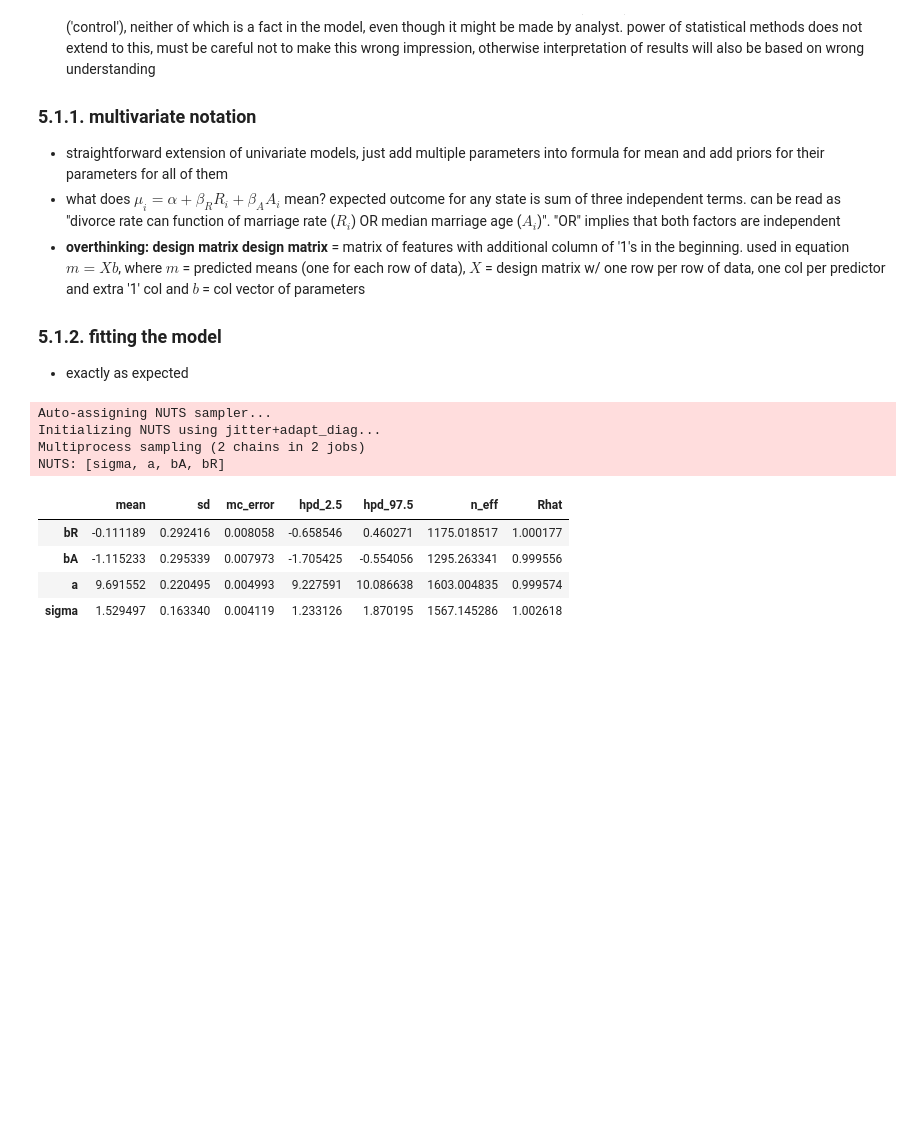
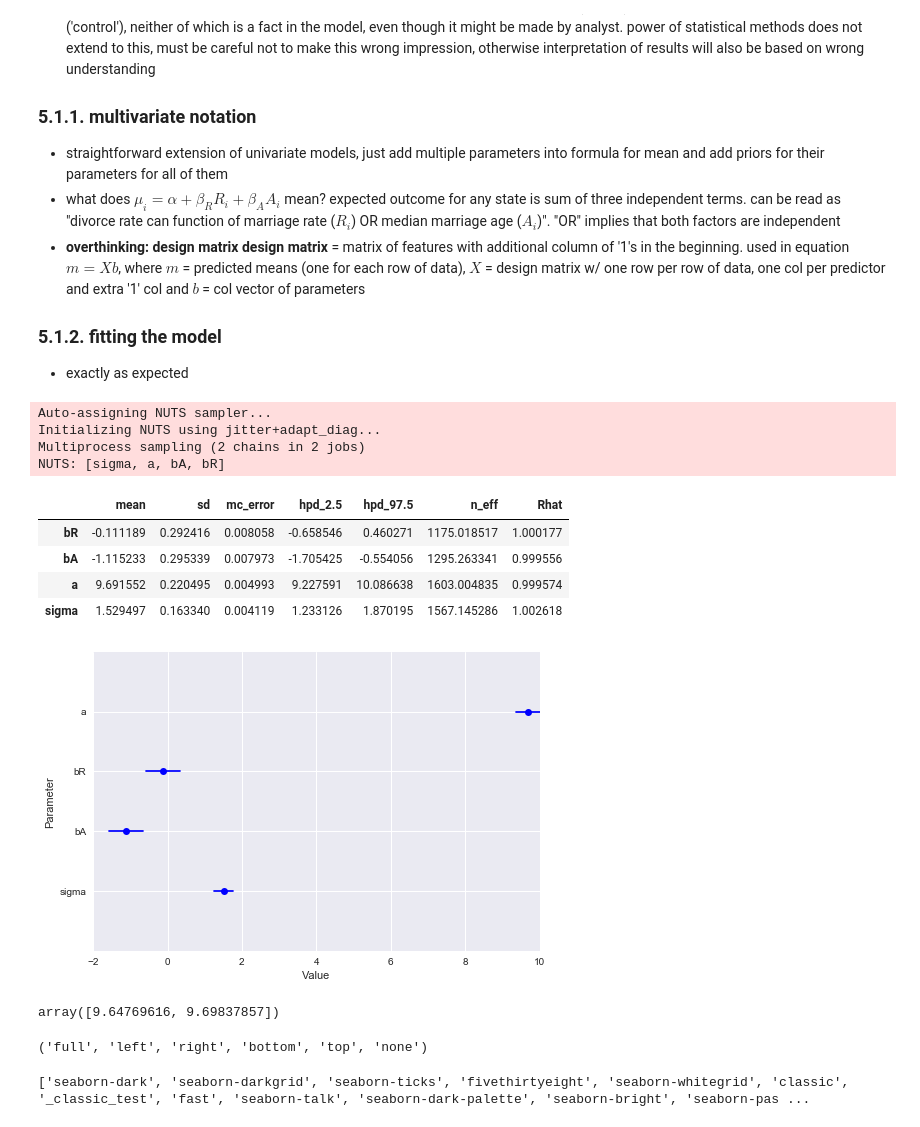
Before and after one commit to nwweber/statistical_rethinking, a Jupyter notebook: chapter_05_multivariate_linear_models.ipynb, the cells around one changed output. Cells and saved outputs as stored; diff of their text form; code cells hidden in the pictures; blank space fills up the shorter version.

Commit message:
working out how to reproduce the plots using matplotlib object-oriented interface

```diff
--- a/chapter_05_multivariate_linear_models.ipynb
+++ b/chapter_05_multivariate_linear_models.ipynb
@@ -138,3 +138,30 @@ pm.summary(trace_m5_3, varnames=['bR', 'bA', 'a', 'sigma'])
 | bA | -1.115233 | 0.295339 | 0.007973 | -1.705425 | -0.554056 | 1295.263341 | 0.999556 |
 | a | 9.691552 | 0.220495 | 0.004993 | 9.227591 | 10.086638 | 1603.004835 | 0.999574 |
 | sigma | 1.529497 | 0.163340 | 0.004119 | 1.233126 | 1.870195 | 1567.145286 | 1.002618 |
+# %%
+params = ['sigma', 'bA', 'bR', 'a']
+# %%
+# Code 5.5
+plt.style.use('seaborn-notebook')
+fig, ax = plt.subplots()
+# ax.plot([1, 2, 3], [1, 2, 3])
+ax.set(xlabel='Value', ylabel='Parameter')
+ax.set_xlim(-2, 10)
+ax.set_ylim(0, 5)
+ax.set_yticks([1, 2, 3, 4])
+ax.set_yticklabels(params)
+for ix, pname in enumerate(params):
+    ax.plot(trace_m5_3[pname].mean(), ix+1, 'ob')
+    hpd_boundaries = pm.hpd(trace_m5_3[pname], alpha=.11)
+    ax.plot(hpd_boundaries, [ix+1, ix+1], '-b')
+# %% [output]
+[figure, added]
+# %%
+hpd_boundaries
+# %% [output]
+array([9.64769616, 9.69837857])
+# %%
+from matplotlib.lines import Line2D
+Line2D.fillStyles
+# %% [output]
+('full', 'left', 'right', 'bottom', 'top', 'none')
@@ -140,0 +172,4 @@ pm.summary(trace_m5_3, varnames=['bR', 'bA', 'a', 'sigma'])
+# %%
+print(plt.style.available)
+# %% [output]
+['seaborn-dark', 'seaborn-darkgrid', 'seaborn-ticks', 'fivethirtyeight', 'seaborn-whitegrid', 'classic', '_classic_test', 'fast', 'seaborn-talk', 'seaborn-dark-palette', 'seaborn-bright', 'seaborn-pas ...
```
Also changed, not shown: parts of 2 cells of this notebook.
